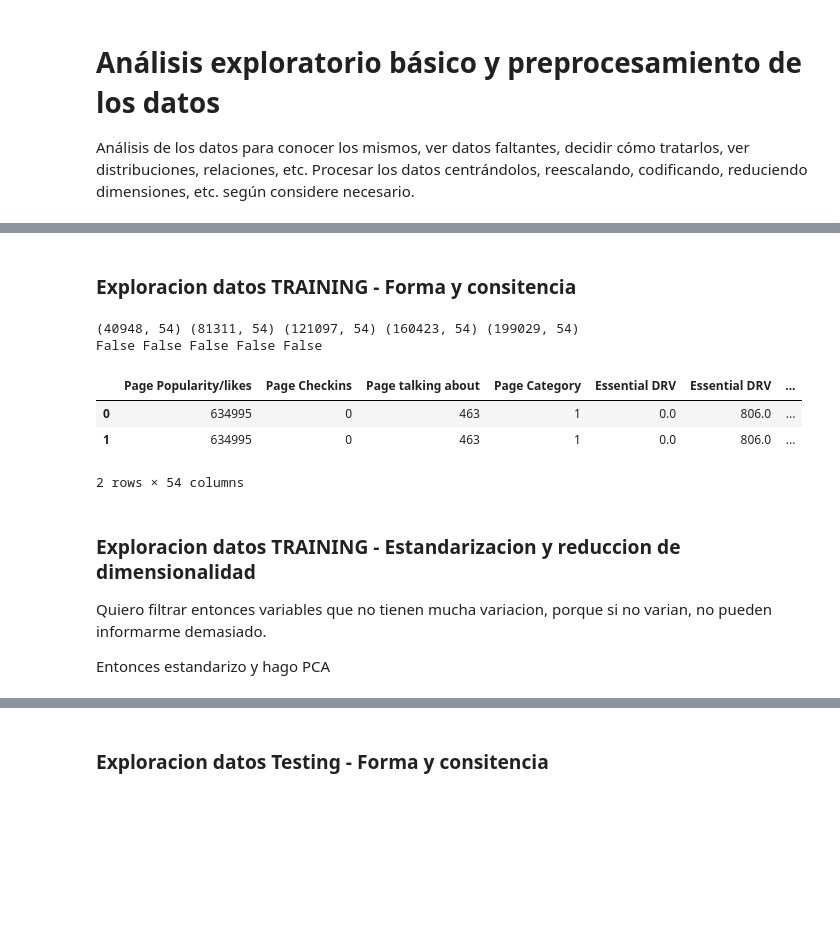
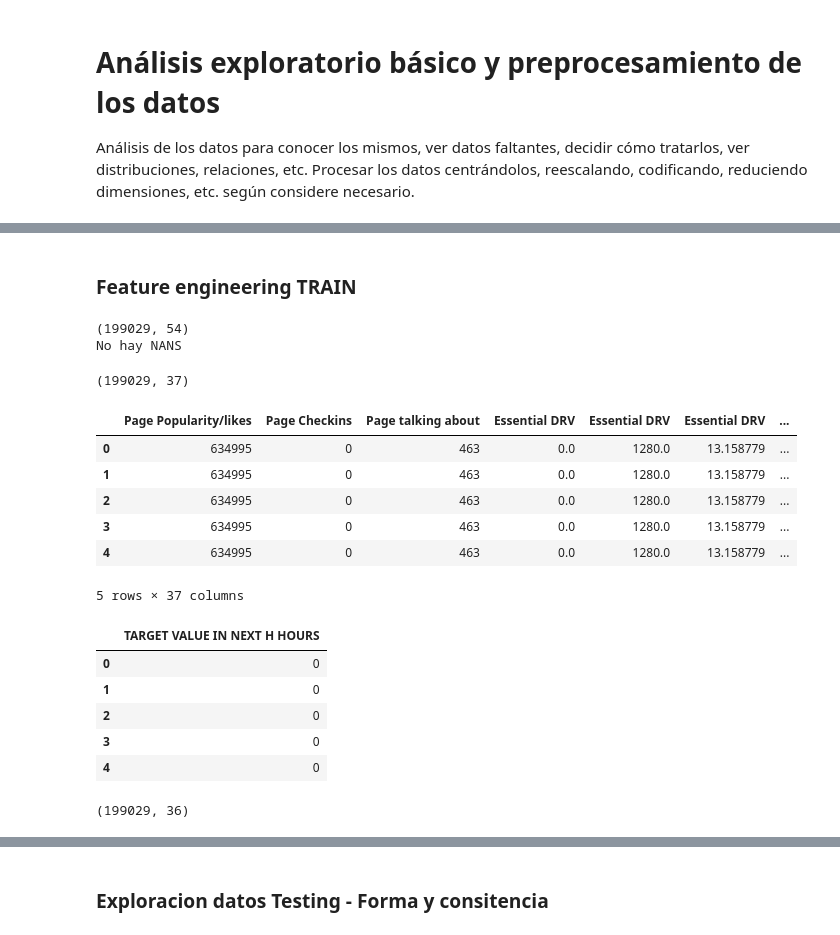
Before and after one commit to esgoty/Entregables-SPAZ-CEIA, a Jupyter notebook: INTRO-IA/TP 2/Plantilla_Trabajo_Practico_2.ipynb, the cells around one changed output, grey strips where cells are left out. Drawn from its saved outputs; the diff is of its cells as text; code cells hidden in the pictures; blank space fills up the shorter version.

Commit message:
simplificacion de variables, cherrypicking  + PCA

```diff
--- a/INTRO-IA/TP 2/Plantilla_Trabajo_Practico_2.ipynb
+++ b/INTRO-IA/TP 2/Plantilla_Trabajo_Practico_2.ipynb
@@ -128,25 +53,51 @@ OJO con esto! si supiese mas analisis de datos haria mas cosas con esto.
-# %% [markdown]
-### Exploracion datos TRAINING - Forma y consitencia
-# %%
-print(X_var1.shape,X_var2.shape,X_var3.shape,X_var4.shape,X_var5.shape )
-
-#autor dice que esta todo ok, pero voy a chequear si hay NaNs
-print(X_var1.isnull().values.any(),X_var2.isnull().values.any(),X_var3.isnull().values.any(),X_var4.isnull().values.any(),X_var5.isnull().values.any(), )
-
-# Ningun data set tiene Nans. todos los datasets tienen misma cantidad de features. Digo que es tidy.
-
-# Veo un head
-X_var1.head(2)
-# %% [output]
-(40948, 54) (81311, 54) (121097, 54) (160423, 54) (199029, 54)
-False False False False False
-|  | Page Popularity/likes | Page Checkins | Page talking about | Page Category | Essential DRV | Essential DRV | ... |
-| 0 | 634995 | 0 | 463 | 1 | 0.0 | 806.0 | ... |
-| 1 | 634995 | 0 | 463 | 1 | 0.0 | 806.0 | ... |
-2 rows × 54 columns
-# %% [markdown]
-### Exploracion datos TRAINING - Estandarizacion y reduccion de dimensionalidad
-
-Quiero filtrar entonces variables que no tienen mucha variacion, porque si no varian, no pueden informarme demasiado.
-
-Entonces estandarizo y hago PCA
+# %% [markdown]
+### Feature engineering TRAIN
+# %%
+print(X_var5.shape)
+if X_var5.isnull().values.any() == 0:
+    print("No hay NANS")
+else:
+    print("si hay NANS")
+
+# Veo un head del original
+X_var5.shape
+
+# Por el alto estudio que hice del data set considero que estas features no me van a servir para mi basico analisis
+
+#35 Base time: solo me dice donde puso el cut-off para obtener las variantes
+#39 H local: solo me dice el tiempo luego del cut-off en el que medi el target.
+#40-46 Valor binario Weekday
+#47-53 Valor binario cut-off realted weekday
+#4 Categoria de la pagina de donde salio el post.
+X_var5= X_var5.drop(columns=['PUBlished Weekdays (bin)','BDT weekday (bin)',' H after BDT for target','BASE TIME','Page Category '])
+X_var5.shape
+# %% [output]
+(199029, 54)
+No hay NANS
+(199029, 37)
+# %%
+X_var5.head()
+# %% [output]
+|  | Page Popularity/likes | Page Checkins | Page talking about | Essential DRV | Essential DRV | Essential DRV | ... |
+| 0 | 634995 | 0 | 463 | 0.0 | 1280.0 | 13.158779 | ... |
+| 1 | 634995 | 0 | 463 | 0.0 | 1280.0 | 13.158779 | ... |
+| 2 | 634995 | 0 | 463 | 0.0 | 1280.0 | 13.158779 | ... |
+| 3 | 634995 | 0 | 463 | 0.0 | 1280.0 | 13.158779 | ... |
+| 4 | 634995 | 0 | 463 | 0.0 | 1280.0 | 13.158779 | ... |
+5 rows × 37 columns
+# %%
+X_var5_target = X_var5[['TARGET VALUE IN NEXT H HOURS']].copy()
+X_var5_target.shape
+X_var5_target.head(5)
+# %% [output]
+|  | TARGET VALUE IN NEXT H HOURS |
+| 0 | 0 |
+| 1 | 0 |
+| 2 | 0 |
+| 3 | 0 |
+| 4 | 0 |
+# %%
+X_var5= X_var5.drop(columns=['TARGET VALUE IN NEXT H HOURS'])
+X_var5.shape
+# %% [output]
+(199029, 36)
```
Also changed, not shown: parts of 14 cells of this notebook.
